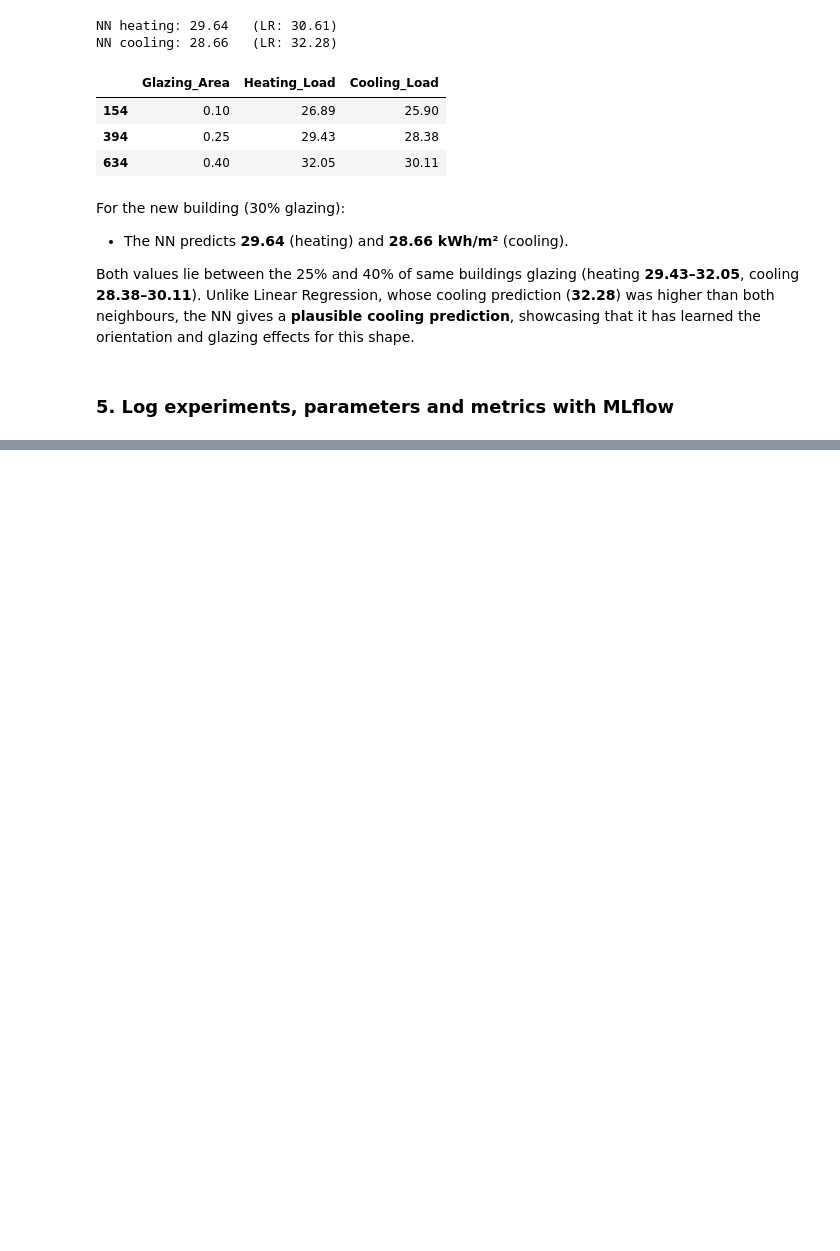
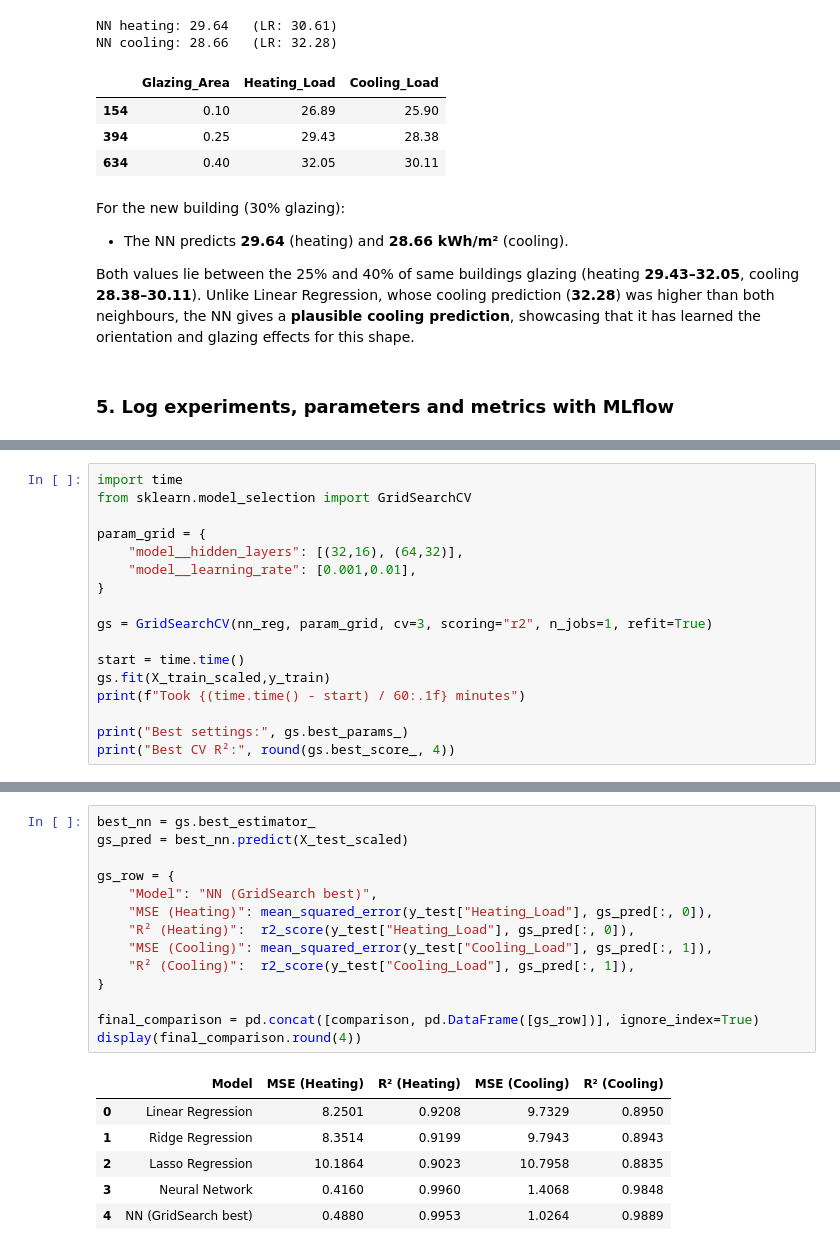
Before and after one commit to iemkhizer/energy-efficiency-regression, a Jupyter notebook: DS25-AS2-ID.ipynb, the cells around one changed output, grey strips where cells are left out. Saved outputs shown, nothing was run; the diff lists cells and outputs as text; blank space fills up the shorter version.

```diff
--- a/DS25-AS2-ID.ipynb
+++ b/DS25-AS2-ID.ipynb
@@ -1126,0 +1224,17 @@ Unlike Linear Regression, whose cooling prediction (**32.28**) was higher than b
+# %%
+import time
+from sklearn.model_selection import GridSearchCV
+
+param_grid = {
+    "model__hidden_layers": [(32,16), (64,32)],
+    "model__learning_rate": [0.001,0.01],
+}
+
+gs = GridSearchCV(nn_reg, param_grid, cv=3, scoring="r2", n_jobs=1, refit=True)
+
+start = time.time()
+gs.fit(X_train_scaled,y_train)
+print(f"Took {(time.time() - start) / 60:.1f} minutes")
+
+print("Best settings:", gs.best_params_)
+print("Best CV R²:", round(gs.best_score_, 4))
@@ -1126,0 +1331,21 @@ Unlike Linear Regression, whose cooling prediction (**32.28**) was higher than b
+# %%
+best_nn = gs.best_estimator_
+gs_pred = best_nn.predict(X_test_scaled)
+
+gs_row = {
+    "Model": "NN (GridSearch best)",
+    "MSE (Heating)": mean_squared_error(y_test["Heating_Load"], gs_pred[:, 0]),
+    "R² (Heating)":  r2_score(y_test["Heating_Load"], gs_pred[:, 0]),
+    "MSE (Cooling)": mean_squared_error(y_test["Cooling_Load"], gs_pred[:, 1]),
+    "R² (Cooling)":  r2_score(y_test["Cooling_Load"], gs_pred[:, 1]),
+}
+
+final_comparison = pd.concat([comparison, pd.DataFrame([gs_row])], ignore_index=True)
+display(final_comparison.round(4))
+# %% [output]
+|  | Model | MSE (Heating) | R² (Heating) | MSE (Cooling) | R² (Cooling) |
+| 0 | Linear Regression | 8.2501 | 0.9208 | 9.7329 | 0.8950 |
+| 1 | Ridge Regression | 8.3514 | 0.9199 | 9.7943 | 0.8943 |
+| 2 | Lasso Regression | 10.1864 | 0.9023 | 10.7958 | 0.8835 |
+| 3 | Neural Network | 0.4160 | 0.9960 | 1.4068 | 0.9848 |
+| 4 | NN (GridSearch best) | 0.4880 | 0.9953 | 1.0264 | 0.9889 |
```
Also changed, not shown: parts of 37 cells of this notebook, 3 other files.
